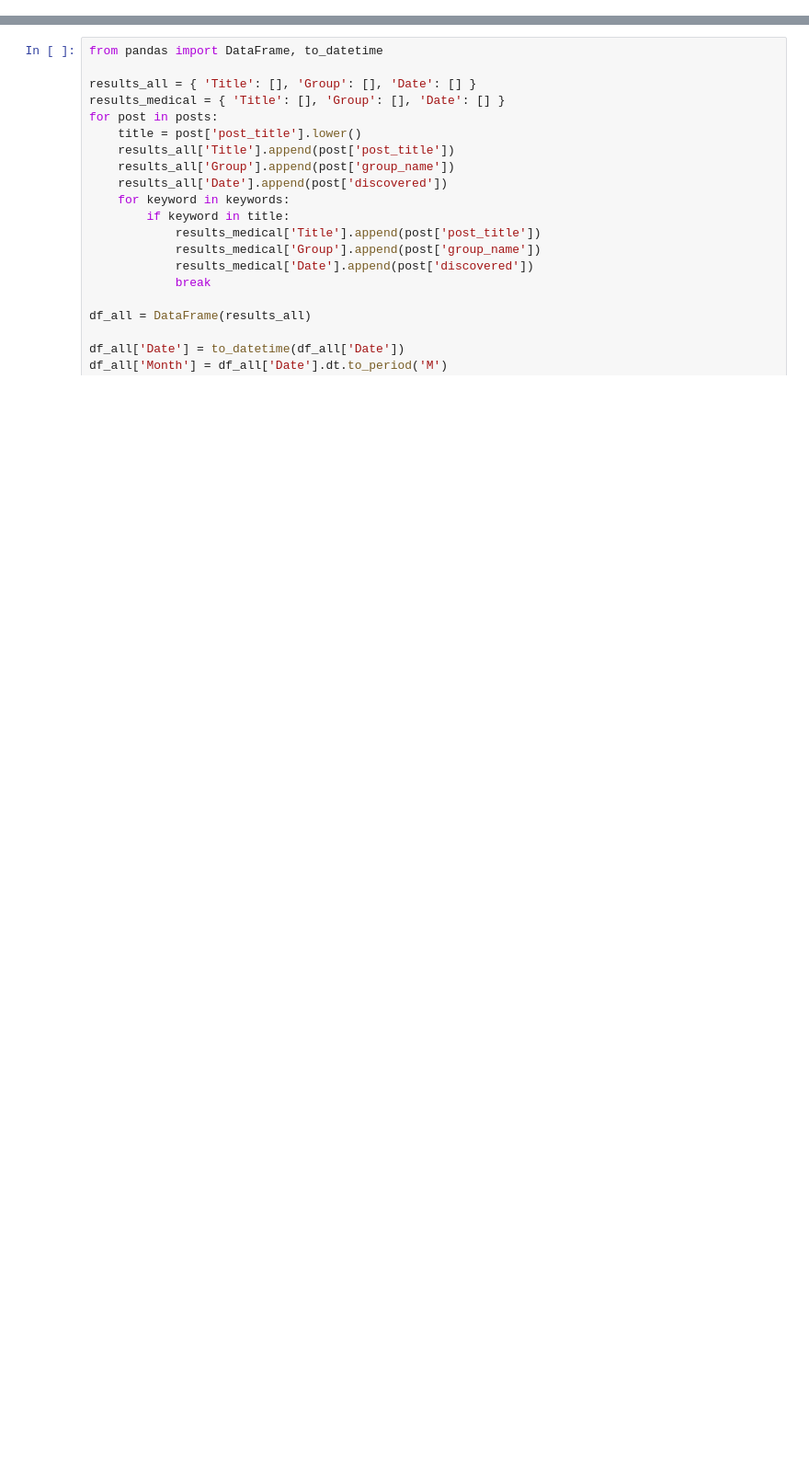
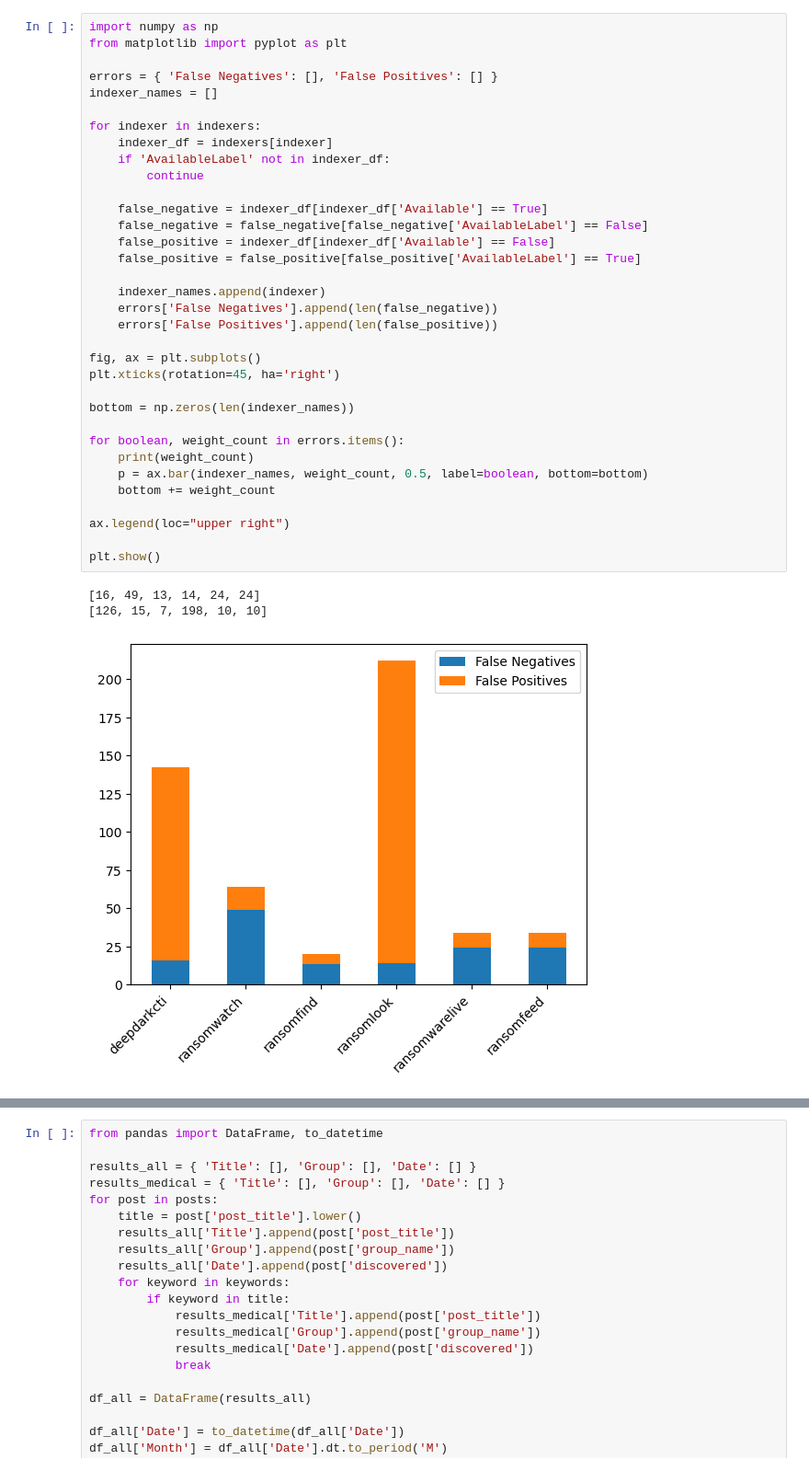
Before and after one commit to kilianfriedrich/darknet-seminar, a Jupyter notebook: leak_sites.ipynb, the cells around one changed output, grey strips where cells are left out. Shown at 92% size. Cells and saved outputs as stored; diff of their text form; blank space fills up the shorter version.

```diff
--- a/leak_sites.ipynb
+++ b/leak_sites.ipynb
@@ -53,0 +80,38 @@ all_groups = pd.concat([
+# %%
+import numpy as np
+from matplotlib import pyplot as plt
+
+errors = { 'False Negatives': [], 'False Positives': [] }
+indexer_names = []
+
+for indexer in indexers:
+    indexer_df = indexers[indexer]
+    if 'AvailableLabel' not in indexer_df:
+        continue
+
+    false_negative = indexer_df[indexer_df['Available'] == True]
+    false_negative = false_negative[false_negative['AvailableLabel'] == False]
+    false_positive = indexer_df[indexer_df['Available'] == False]
+    false_positive = false_positive[false_positive['AvailableLabel'] == True]
+
+    indexer_names.append(indexer)
+    errors['False Negatives'].append(len(false_negative))
+    errors['False Positives'].append(len(false_positive))
+
+fig, ax = plt.subplots()
+plt.xticks(rotation=45, ha='right')
+
+bottom = np.zeros(len(indexer_names))
+
+for boolean, weight_count in errors.items():
+    print(weight_count)
+    p = ax.bar(indexer_names, weight_count, 0.5, label=boolean, bottom=bottom)
+    bottom += weight_count
+
+ax.legend(loc="upper right")
+
+plt.show()
+# %% [output]
+[16, 49, 13, 14, 24, 24]
+[126, 15, 7, 198, 10, 10]
+[figure, added]
```
Also changed, not shown: parts of 11 cells of this notebook, 1 other file.
